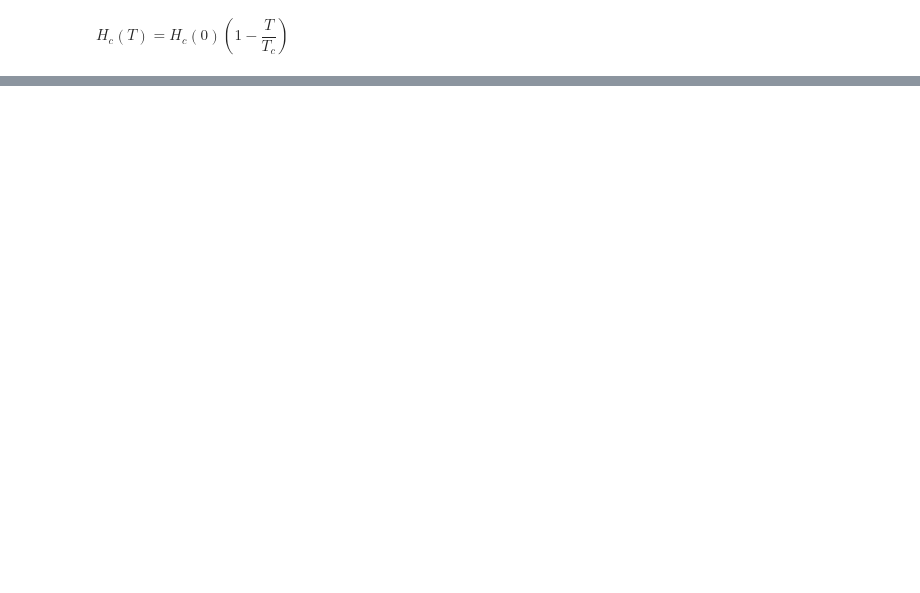
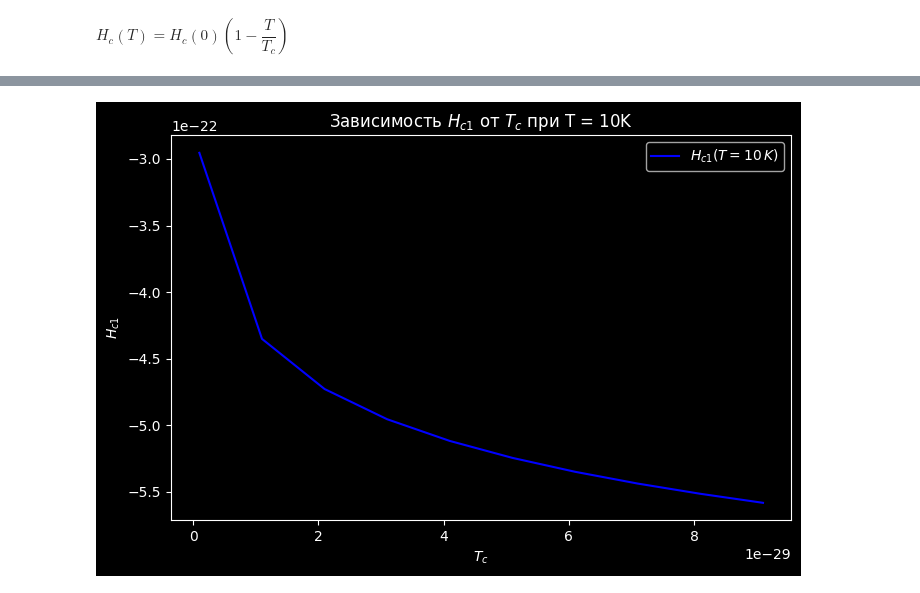
Before and after one commit to matalhim/sdf, a Jupyter notebook: H(T)/main.ipynb, the cells around one changed output, grey strips where cells are left out. Cells and saved outputs as stored; diff of their text form; code cells hidden in the pictures; blank space fills up the shorter version.

```diff
--- a/H(T)/main.ipynb
+++ b/H(T)/main.ipynb
@@ -330,0 +111,9 @@ plt.show()
+# %%
+mp.dps = 50  # можно увеличить точность при необходимости
+
+h = mp.mpf('6.62607015e-27')       # постоянная Планка (эрг·с)
+varh = mp.mpf('1.054571817e-27')    # редуцированная постоянная Планка (эрг·с)
+me = mp.mpf('9.1093837015e-28')     # масса электрона (г)
+e = mp.mpf('4.80320471257e-10')     # заряд электрона (Франклин, или статкулон)
+vf = mp.mpf('1e8')                  # Ферми-скорость (см/с)
+k = mp.mpf('1.380649e-16')          # постоянная Больцмана (эрг/К)
@@ -330,0 +216,18 @@ plt.show()
+# %%
+Tc = 30
+Delta0 = np.arange(1e-30, 1e-28, 1e-29)
+T_cont = 10
+# %%
+Hc_T0_list = [Hc1_model_single_mpf(T_cont, d, Tc) for d in Delta0]
+# Преобразуем результаты в float, если они в формате mp.mpf
+Hc_T0 = np.array([float(val) for val in Hc_T0_list])
+# %%
+plt.figure(figsize=(8, 5))
+plt.plot(Delta0, Hc_T0, 'b-', label=r'$H_{c1}(T=10\,K)$')
+plt.xlabel(r'$T_c$')
+plt.ylabel(r'$H_{c1}$')
+plt.legend()
+plt.title("Зависимость $H_{c1}$ от $T_c$ при T = 10K")
+plt.show()
+# %% [output]
+[figure, added]
```
Also changed, not shown: parts of 27 cells of this notebook, 2 other files.
